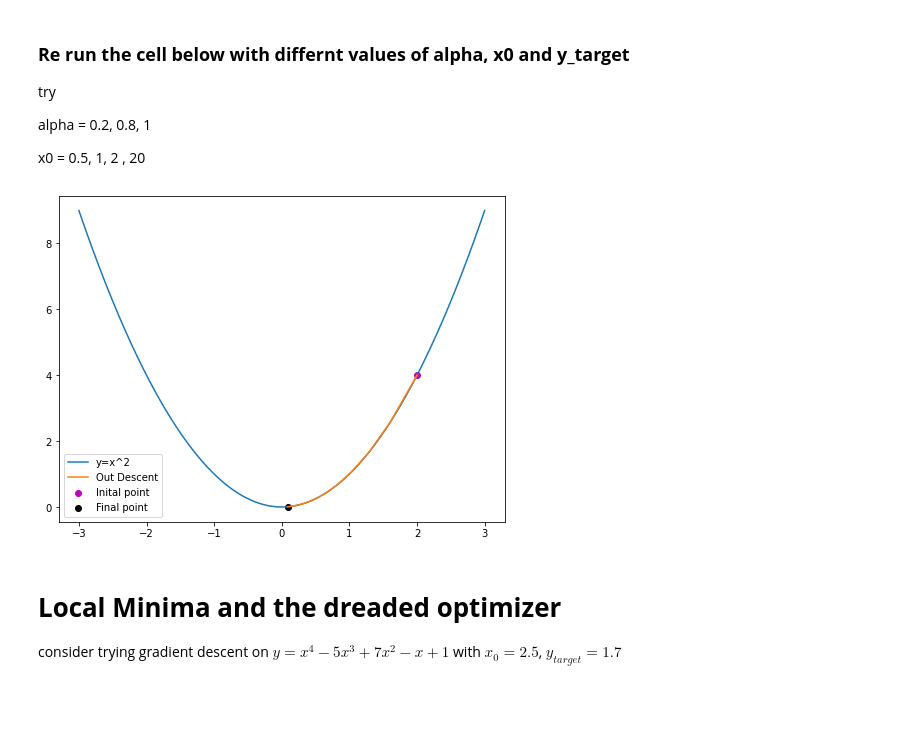
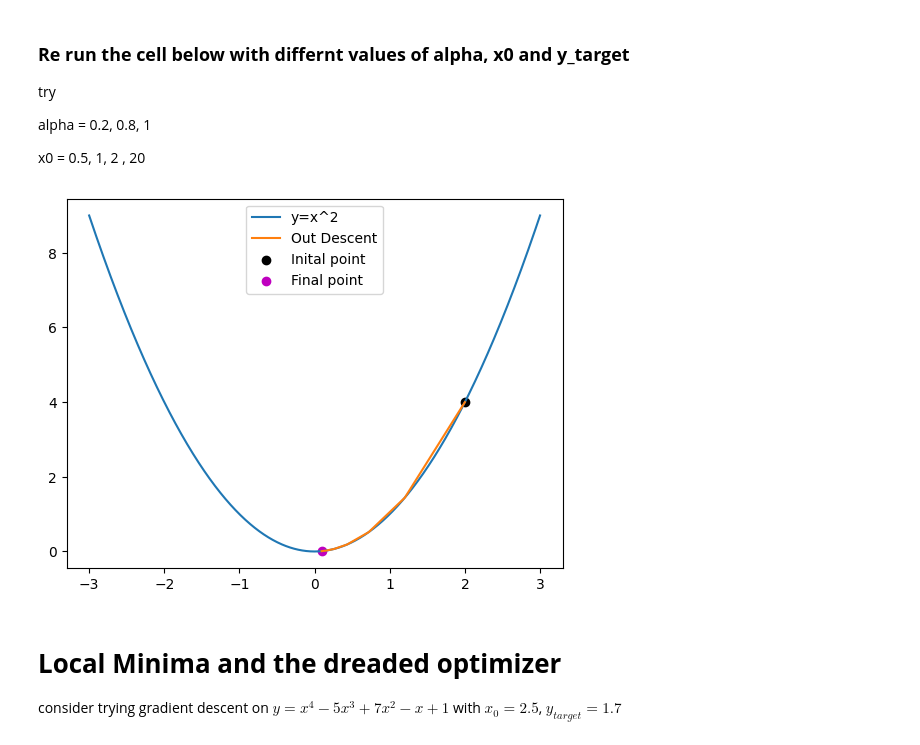
Before and after one commit to Jan-Loettgen/GU_Orbit_Deep_learning_workshops, a Jupyter notebook: GU_orbit_Workshop_2.ipynb, the cells around one changed output. Cells and saved outputs as stored; diff of their text form; code cells hidden in the pictures; blank space fills up the shorter version.

```diff
--- a/GU_orbit_Workshop_2.ipynb
+++ b/GU_orbit_Workshop_2.ipynb
@@ -135,14 +137,14 @@ def get_dydx(x):
   return 2*x
 
 #parameters
-x0 = 4.0
-alpha = 0.2
+x0 = 2.0
+alpha = 0.1
 y_target = 0.01
 
 #set inital conditions
 y=x0**2
 x=x0
-print("starting value of x:{} and y: {}".format(x,y))
+print("starting value of x:{} and y: {}, dydx: {}".format(x,y, 2*x))
 
 loop_counter = 0
 while True:
@@ -184,44 +192,44 @@ alpha = 0.2, 0.8, 1
 x0 = 0.5, 1, 2 , 20
 # %%
 #making a nice plot
-alpha = 0.1
+alpha = 0.2
 x0 = 2.0
 
 x=x0
 y=x0**2
 
 x_plot = [x]
 y_plot = [y]
 
 loop_counter=0
 while True:
   dydx=get_dydx(x)
   x = x - alpha*dydx
   y = x**2
   x_plot.append(x)
   y_plot.append(y)
 
   if (y<y_target):
     break
 
-  if loop_counter>100:
+  if loop_counter>1000:
     print("this isnt getting anywhere!")
     break
   else:
     loop_counter = loop_counter +1
 
 from matplotlib import pyplot as plt
 
 x_range = np.linspace(-int(max(x,x0))-1,int(max(x,x0))+1,1000)
 plt.plot(x_range, x_range**2, label="y=x^2")
 plt.plot(x_plot, y_plot, label="Out Descent")
-plt.scatter(x0,x0**2,label="Inital point",c="m")
-plt.scatter(x,x**2,label="Final point", c="k")
+plt.scatter(x0,x0**2,label="Inital point",c="k")
+plt.scatter(x,x**2,label="Final point", c="m")
 plt.legend()
 plt.rcParams["figure.figsize"] = (8,6)
 plt.show()
 # %% [output]
-[figure, old version]
+[figure, new version]
 # %% [markdown]
 # **Local Minima and the dreaded optimizer**
 
```
Also changed, not shown: parts of 32 cells of this notebook.
